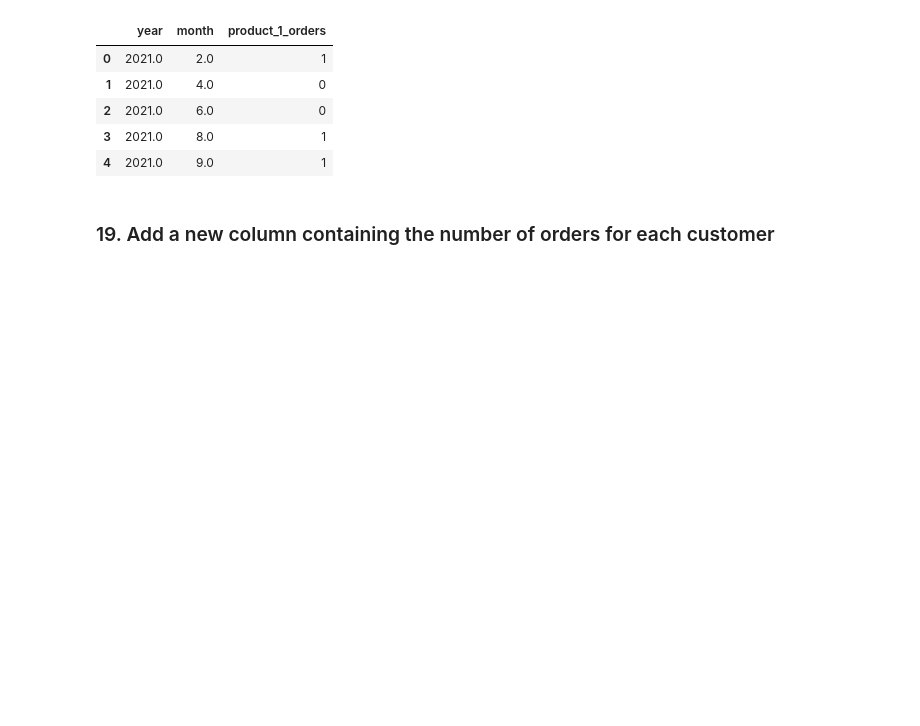
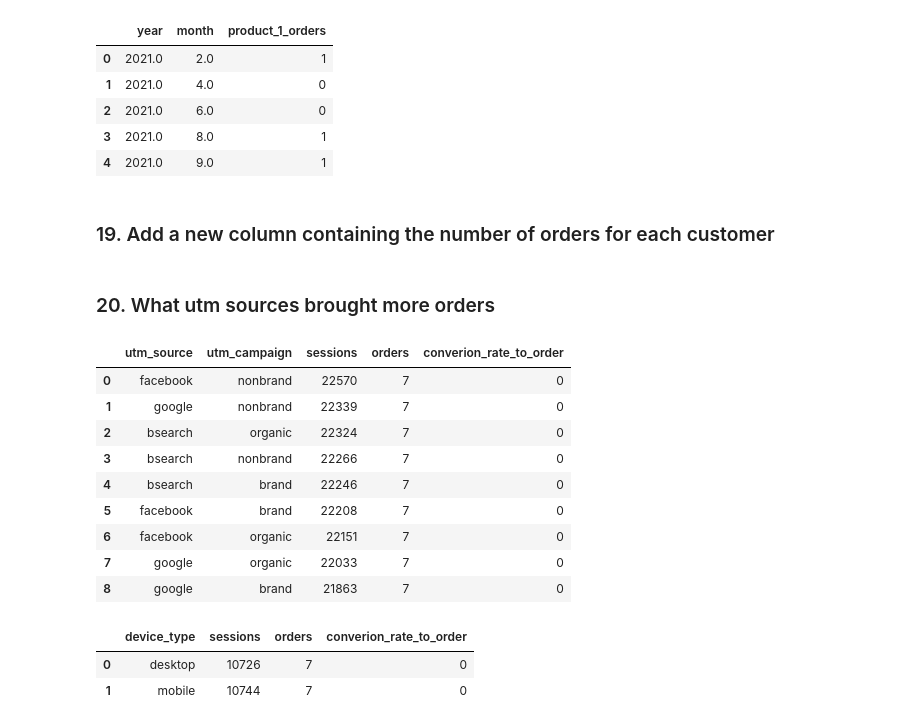
Before and after one commit to LiwaaAudi/database-design-project, a Jupyter notebook: queries.ipynb, the cells around one changed output. Cells and saved outputs as stored; diff of their text form; code cells hidden in the pictures; blank space fills up the shorter version.

```diff
--- a/queries.ipynb
+++ b/queries.ipynb
@@ -369,3 +369,54 @@ Q19 = '''
     update orders
     SET order_number = CASE WHEN LEFT(order_id, 3) <> 'gid' THEN order_id ELSE '' END;
     '''
+# %% [markdown]
+### 20. What utm sources brought more orders
+# %%
+Q20 = '''
+    select
+        website_sessions.utm_source,
+        website_sessions.utm_campaign,
+        count (distinct website_sessions.website_session_id) as sessions,
+        count (distinct orders.order_id) as orders,
+        count (distinct orders.order_id)/count (distinct website_sessions.website_session_id) * 100 as converion_rate_to_order
+    from website_sessions
+        left join orders
+            on website_sessions.customer_id = orders.customer_id
+    group by utm_source, utm_campaign
+    order by count ( distinct website_sessions.website_session_id)desc;
+      '''
+psql.read(Q20)
+# %% [output]
+|  | utm_source | utm_campaign | sessions | orders | converion_rate_to_order |
+| 0 | facebook | nonbrand | 22570 | 7 | 0 |
+| 1 | google | nonbrand | 22339 | 7 | 0 |
+| 2 | bsearch | organic | 22324 | 7 | 0 |
+| 3 | bsearch | nonbrand | 22266 | 7 | 0 |
+| 4 | bsearch | brand | 22246 | 7 | 0 |
+| 5 | facebook | brand | 22208 | 7 | 0 |
+| 6 | facebook | organic | 22151 | 7 | 0 |
+| 7 | google | organic | 22033 | 7 | 0 |
+| 8 | google | brand | 21863 | 7 | 0 |
+# %%
+Q21 = '''
+    select
+       website_sessions.device_type,
+       count (distinct website_sessions.website_session_id) as sessions,
+	    count (distinct orders.order_id) as orders,
+	    count (distinct orders.order_id)/count (distinct website_sessions.website_session_id) * 100 as converion_rate_to_order
+    from website_sessions
+        left join orders
+            on website_sessions.customer_id = orders.customer_id
+    where
+          website_sessions.utm_source = 'google'
+    and
+          website_sessions.channel = 'paid'
+    and
+          website_sessions.created_at < '2021-11-01'
+    group by website_sessions.device_type;
+    '''
+psql.read(Q21)
+# %% [output]
+|  | device_type | sessions | orders | converion_rate_to_order |
+| 0 | desktop | 10726 | 7 | 0 |
+| 1 | mobile | 10744 | 7 | 0 |
```
Also changed, not shown: parts of 8 cells of this notebook, 7 other files.
